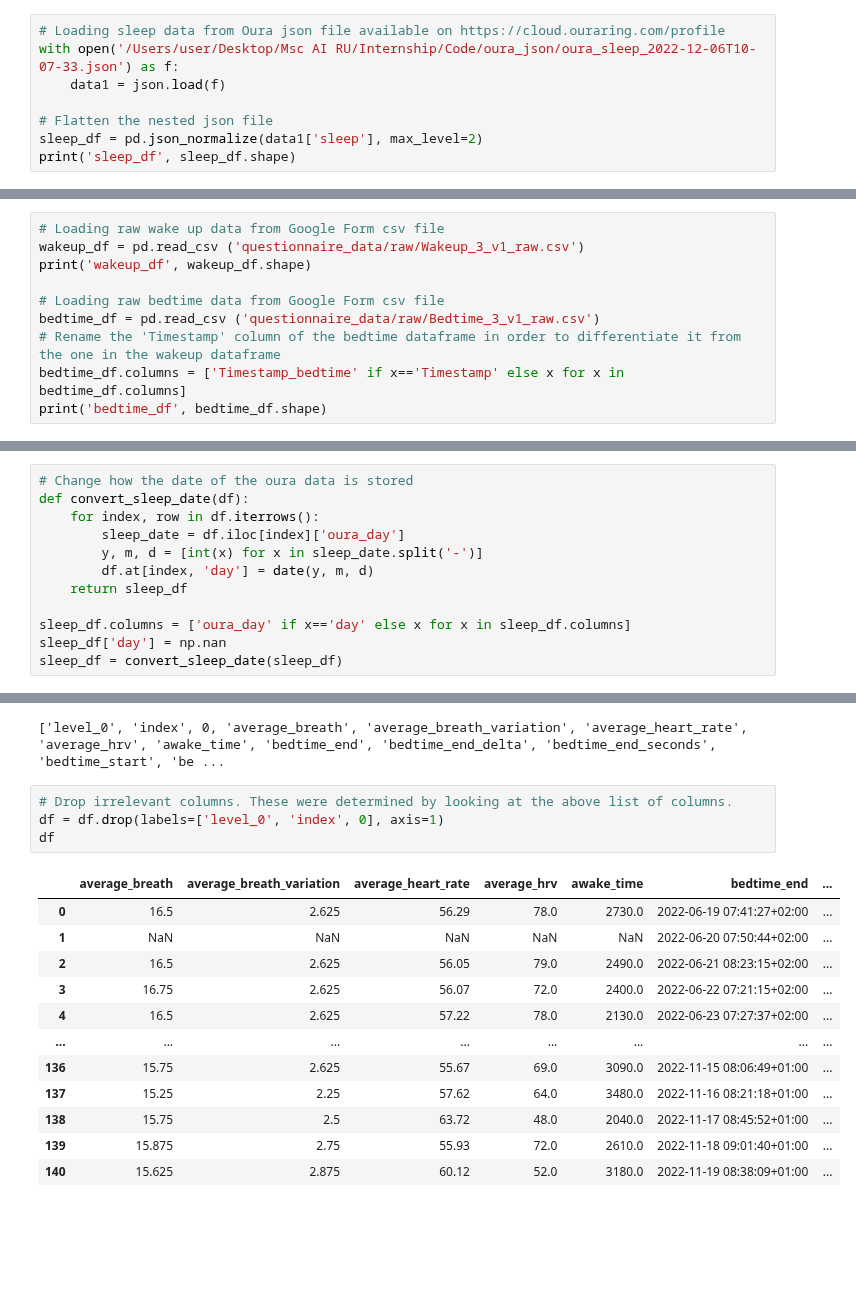
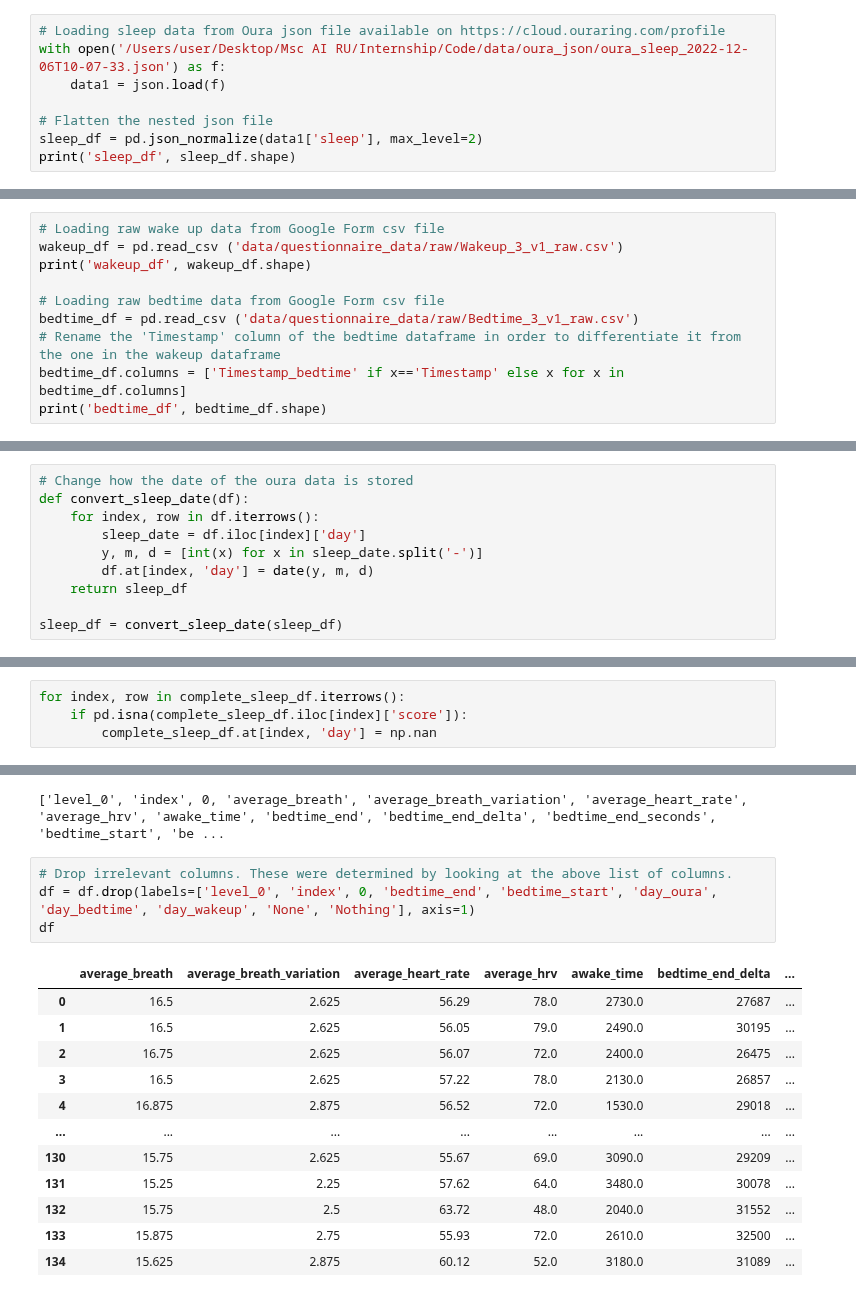
Before and after one commit to thalianajjar/internship_code, a Jupyter notebook: data.ipynb, the cells around one changed output, grey strips where cells are left out. Cells and saved outputs as stored; diff of their text form; blank space fills up the shorter version.

```diff
--- a/data.ipynb
+++ b/data.ipynb
@@ -10,7 +11,7 @@ from sklearn.preprocessing import LabelEncoder, MultiLabelBinarizer
 ## Loading the data
 # %%
 # Loading sleep data from Oura json file available on https://cloud.ouraring.com/profile
-with open('/Users/user/Desktop/Msc AI RU/Internship/Code/oura_json/oura_sleep_2022-12-06T10-07-33.json') as f:
+with open('/Users/user/Desktop/Msc AI RU/Internship/Code/data/oura_json/oura_sleep_2022-12-06T10-07-33.json') as f:
     data1 = json.load(f)
 
 # Flatten the nested json file
@@ -20,11 +21,11 @@ print('sleep_df', sleep_df.shape)
 sleep_df (176, 56)
 # %%
 # Loading raw wake up data from Google Form csv file
-wakeup_df = pd.read_csv ('questionnaire_data/raw/Wakeup_3_v1_raw.csv')
+wakeup_df = pd.read_csv ('data/questionnaire_data/raw/Wakeup_3_v1_raw.csv')
 print('wakeup_df', wakeup_df.shape)
 
 # Loading raw bedtime data from Google Form csv file
-bedtime_df = pd.read_csv ('questionnaire_data/raw/Bedtime_3_v1_raw.csv')
+bedtime_df = pd.read_csv ('data/questionnaire_data/raw/Bedtime_3_v1_raw.csv')
 # Rename the 'Timestamp' column of the bedtime dataframe in order to differentiate it from the one in the wakeup dataframe
 bedtime_df.columns = ['Timestamp_bedtime' if x=='Timestamp' else x for x in bedtime_df.columns]
 print('bedtime_df', bedtime_df.shape)
@@ -99,13 +100,11 @@ sleep_df = convert_iso_seconds(sleep_df, 'bedtime_start', 'bedtime_start_seconds
 # Change how the date of the oura data is stored
 def convert_sleep_date(df):
     for index, row in df.iterrows():
-        sleep_date = df.iloc[index]['oura_day']
+        sleep_date = df.iloc[index]['day']
         y, m, d = [int(x) for x in sleep_date.split('-')]
         df.at[index, 'day'] = date(y, m, d)
     return sleep_df
 
-sleep_df.columns = ['oura_day' if x=='day' else x for x in sleep_df.columns]
-sleep_df['day'] = np.nan
 sleep_df = convert_sleep_date(sleep_df)
 # %%
 # Rename the column names of the bedtime questionnaire to make it easier to pre-process
@@ -483,6 +491,10 @@ def make_bedtime_start_continuous(df):
     return df
 
 complete_sleep_df = make_bedtime_start_continuous(complete_sleep_df)
+# %%
+for index, row in complete_sleep_df.iterrows():
+    if pd.isna(complete_sleep_df.iloc[index]['score']):
+        complete_sleep_df.at[index, 'day'] = np.nan
 # %%
 # Rename the day columns not to mix them up
 complete_sleep_df.columns = ['day_oura' if x=='day' else x for x in complete_sleep_df.columns]
@@ -528,18 +539,18 @@ print(df.columns.tolist())
 ['level_0', 'index', 0, 'average_breath', 'average_breath_variation', 'average_heart_rate', 'average_hrv', 'awake_time', 'bedtime_end', 'bedtime_end_delta', 'bedtime_end_seconds', 'bedtime_start', 'be ...
 # %%
 # Drop irrelevant columns. These were determined by looking at the above list of columns.
-df = df.drop(labels=['level_0', 'index', 0], axis=1)
+df = df.drop(labels=['level_0', 'index', 0, 'bedtime_end', 'bedtime_start', 'day_oura', 'day_bedtime', 'day_wakeup', 'None', 'Nothing'], axis=1)
 df
 # %% [output]
-|  | average_breath | average_breath_variation | average_heart_rate | average_hrv | awake_time | bedtime_end | ... |
-| 0 | 16.5 | 2.625 | 56.29 | 78.0 | 2730.0 | 2022-06-19 07:41:27+02:00 | ... |
-| 1 | NaN | NaN | NaN | NaN | NaN | 2022-06-20 07:50:44+02:00 | ... |
-| 2 | 16.5 | 2.625 | 56.05 | 79.0 | 2490.0 | 2022-06-21 08:23:15+02:00 | ... |
-| 3 | 16.75 | 2.625 | 56.07 | 72.0 | 2400.0 | 2022-06-22 07:21:15+02:00 | ... |
-| 4 | 16.5 | 2.625 | 57.22 | 78.0 | 2130.0 | 2022-06-23 07:27:37+02:00 | ... |
+|  | average_breath | average_breath_variation | average_heart_rate | average_hrv | awake_time | bedtime_end_delta | ... |
+| 0 | 16.5 | 2.625 | 56.29 | 78.0 | 2730.0 | 27687 | ... |
+| 1 | 16.5 | 2.625 | 56.05 | 79.0 | 2490.0 | 30195 | ... |
+| 2 | 16.75 | 2.625 | 56.07 | 72.0 | 2400.0 | 26475 | ... |
+| 3 | 16.5 | 2.625 | 57.22 | 78.0 | 2130.0 | 26857 | ... |
+| 4 | 16.875 | 2.875 | 56.52 | 72.0 | 1530.0 | 29018 | ... |
 | ... | ... | ... | ... | ... | ... | ... | ... |
-| 136 | 15.75 | 2.625 | 55.67 | 69.0 | 3090.0 | 2022-11-15 08:06:49+01:00 | ... |
-| 137 | 15.25 | 2.25 | 57.62 | 64.0 | 3480.0 | 2022-11-16 08:21:18+01:00 | ... |
-| 138 | 15.75 | 2.5 | 63.72 | 48.0 | 2040.0 | 2022-11-17 08:45:52+01:00 | ... |
-| 139 | 15.875 | 2.75 | 55.93 | 72.0 | 2610.0 | 2022-11-18 09:01:40+01:00 | ... |
-| 140 | 15.625 | 2.875 | 60.12 | 52.0 | 3180.0 | 2022-11-19 08:38:09+01:00 | ... |
+| 130 | 15.75 | 2.625 | 55.67 | 69.0 | 3090.0 | 29209 | ... |
+| 131 | 15.25 | 2.25 | 57.62 | 64.0 | 3480.0 | 30078 | ... |
+| 132 | 15.75 | 2.5 | 63.72 | 48.0 | 2040.0 | 31552 | ... |
+| 133 | 15.875 | 2.75 | 55.93 | 72.0 | 2610.0 | 32500 | ... |
+| 134 | 15.625 | 2.875 | 60.12 | 52.0 | 3180.0 | 31089 | ... |
```
Also changed, not shown: parts of 9 cells of this notebook, 22 other files.
